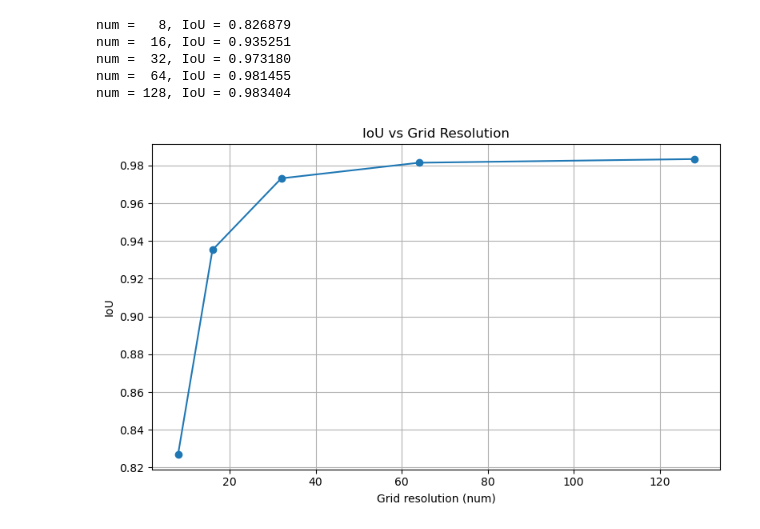
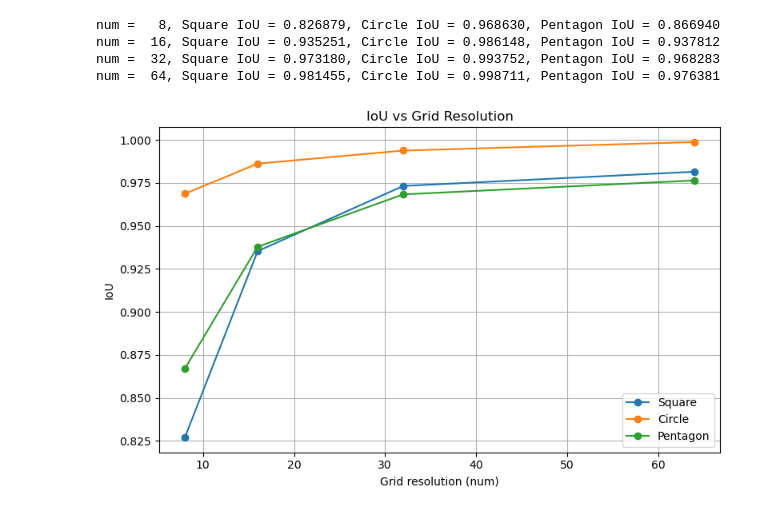
Before and after one commit to AviAmoeba/Quantum-Poisson-Surface-Reconstruction, a Jupyter notebook: PSR 2D/param_2D.ipynb, the cells around one changed output. Saved outputs shown, nothing was run; the diff lists cells and outputs as text; code cells hidden in the pictures.

```diff
--- a/PSR 2D/param_2D.ipynb
+++ b/PSR 2D/param_2D.ipynb
@@ -23,7 +23,7 @@ y = np.linspace(-size, size, ny)
 
 X, Y = np.meshgrid(x, y, indexing="ij")
 
-scan_points, scan_normals = geo.generate_square_points()
+scan_points, scan_normals = geo.generate_pentagon_points()
 
 chi_grid, iso_value = main.surface_reconstruction(scan_points, scan_normals, size, nx, ny, ker.gaussian, sigma=0.1)
 
@@ -72,6 +72,6 @@ plt.title("Reconstruced Surface")
 plt.show()
 
 
-iou = met.square_vs_isosurface_iou(chi_grid, iso_value, x, y)
+iou = met.pentagon_vs_isosurface_iou(chi_grid, iso_value, x, y)
 print(iou)
 # %% [output]
@@ -81,57 +81,79 @@ print(iou)
 # %%
-
 import numpy as np
 import matplotlib.pyplot as plt
 
+size = 2
+num_values = [8, 16, 32, 64]
 
-size = 2
-
-num_values = [8, 16, 32, 64, 128]
-
-iou_values = []
-
+square_iou_values = []
+circle_iou_values = []
+pentagon_iou_values = []
 
 for num in num_values:
-
     nx = num
     ny = num
 
     x = np.linspace(-size, size, nx)
     y = np.linspace(-size, size, ny)
 
-    X, Y = np.meshgrid(x, y, indexing="ij")
+    square_points, square_normals = geo.generate_square_points()
+    chi_grid, iso_value = main.surface_reconstruction(square_points, square_normals, size, nx, ny, ker.gaussian, sigma=0.1)
+    square_iou = met.square_vs_isosurface_iou(chi_grid, iso_value, x, y)
+    square_iou_values.append(square_iou)
 
-    chi_grid, iso_value = main.surface_reconstruction(scan_points, scan_normals, size, nx, ny, ker.gaussian, sigma=0.1)
 
-    iou = met.square_vs_isosurface_iou(chi_grid, iso_value, x, y)
+    circle_points, circle_normals = geo.generate_circle_points()
+    chi_grid, iso_value = main.surface_reconstruction(circle_points, circle_normals, size, nx, ny, ker.gaussian, sigma=0.1)
+    circle_iou = met.circle_vs_isosurface_iou(chi_grid, iso_value, x, y)
+    circle_iou_values.append(circle_iou)
 
-    iou_values.append(iou)
+    pentagon_points, pentagon_normals = geo.generate_pentagon_points()
+    chi_grid, iso_value = main.surface_reconstruction(pentagon_points, pentagon_normals, size, nx, ny, ker.gaussian, sigma=0.1)
+    pentagon_iou = met.pentagon_vs_isosurface_iou(chi_grid, iso_value, x, y)
+    pentagon_iou_values.append(pentagon_iou)
 
     print(
-        f"num = {num:3d}, IoU = {iou:.6f}"
+        f"num = {num:3d}, "
+        f"Square IoU = {square_iou:.6f}, "
+        f"Circle IoU = {circle_iou:.6f}, "
+        f"Pentagon IoU = {pentagon_iou:.6f}"
     )
+
 
 
 plt.figure(figsize=(8, 5))
 
 plt.plot(
     num_values,
-    iou_values,
-    marker="o"
+    square_iou_values,
+    marker="o",
+    label="Square"
+)
+
+plt.plot(
+    num_values,
+    circle_iou_values,
+    marker="o",
+    label="Circle"
+)
+
+plt.plot(
+    num_values,
+    pentagon_iou_values,
+    marker="o",
+    label="Pentagon"
 )
 
 plt.xlabel("Grid resolution (num)")
 plt.ylabel("IoU")
 plt.title("IoU vs Grid Resolution")
-
+plt.legend()
 plt.grid(True)
-
 plt.tight_layout()
 plt.show()
 # %% [output]
-num =   8, IoU = 0.826879
-num =  16, IoU = 0.935251
-num =  32, IoU = 0.973180
-num =  64, IoU = 0.981455
-num = 128, IoU = 0.983404
+num =   8, Square IoU = 0.826879, Circle IoU = 0.968630, Pentagon IoU = 0.866940
+num =  16, Square IoU = 0.935251, Circle IoU = 0.986148, Pentagon IoU = 0.937812
+num =  32, Square IoU = 0.973180, Circle IoU = 0.993752, Pentagon IoU = 0.968283
+num =  64, Square IoU = 0.981455, Circle IoU = 0.998711, Pentagon IoU = 0.976381
-[figure, old version]
+[figure, new version]
```
Also changed, not shown: parts of 1 cell of this notebook, 4 other files.
